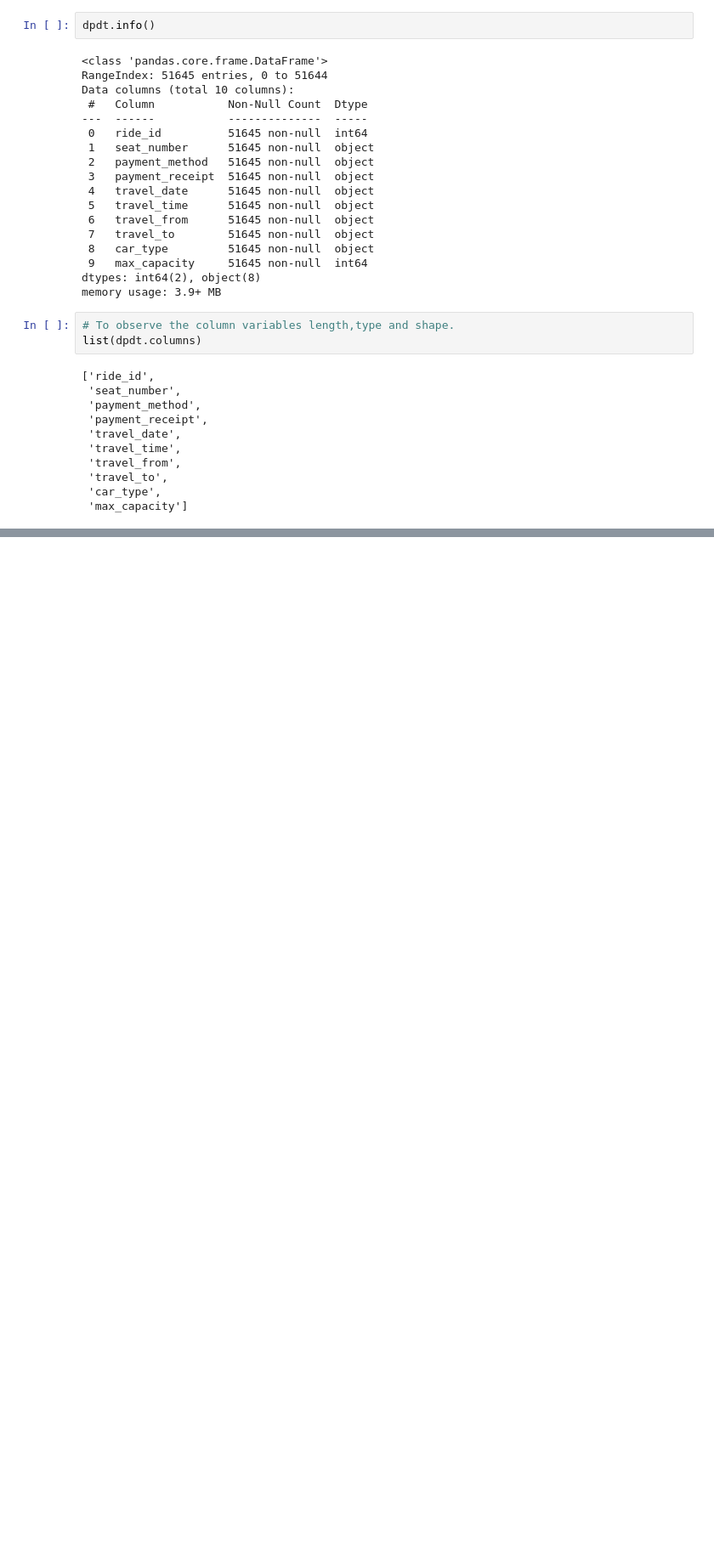
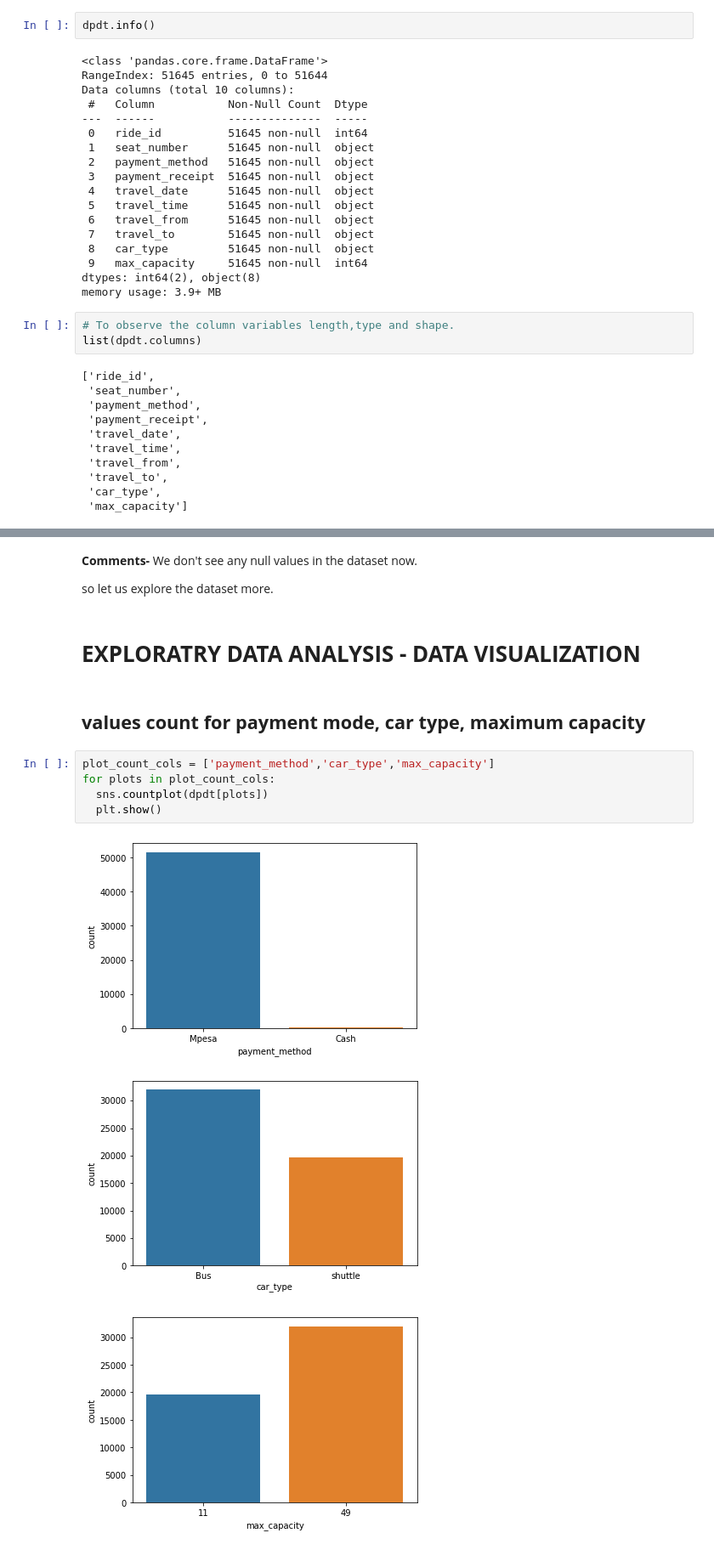
Before and after one commit to Aniket-Satpute/Transport-Demand-Prediction., a Jupyter notebook: Transport_Demand_Prediction_aniket.ipynb, the cells around one changed output, grey strips where cells are left out. Shown at 85% size. Cells and saved outputs as stored; diff of their text form; blank space fills up the shorter version.

```diff
--- a/Transport_Demand_Prediction_aniket.ipynb
+++ b/Transport_Demand_Prediction_aniket.ipynb
@@ -153,0 +170,18 @@ list(dpdt.columns)
+# %% [markdown]
+**Comments-**
+We don't see any null values in the dataset now.
+
+so let us explore the dataset more.
+# %% [markdown]
+# **EXPLORATRY DATA ANALYSIS - DATA VISUALIZATION**
+# %% [markdown]
+## **values count for payment mode, car type, maximum capacity**
+# %%
+plot_count_cols = ['payment_method','car_type','max_capacity']
+for plots in plot_count_cols:
+  sns.countplot(dpdt[plots])
+  plt.show()
+# %% [output]
+[figure, added]
+[figure, added]
+[figure, added]
```
Also changed, not shown: parts of 13 cells of this notebook.
